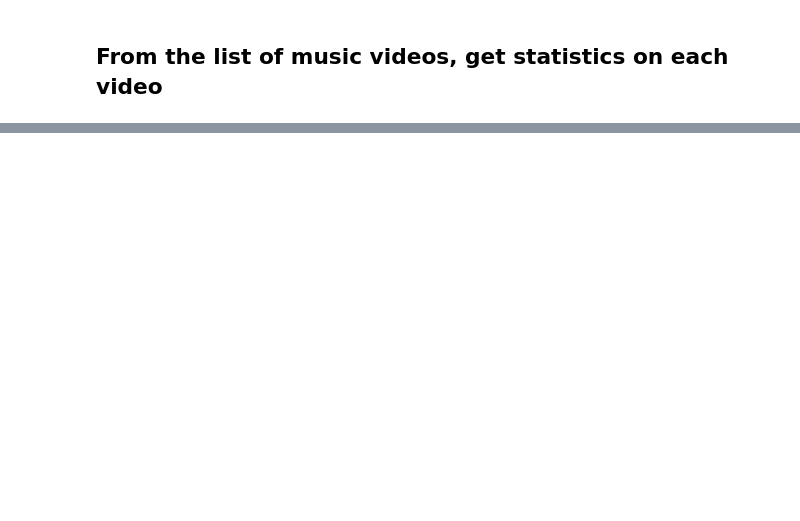
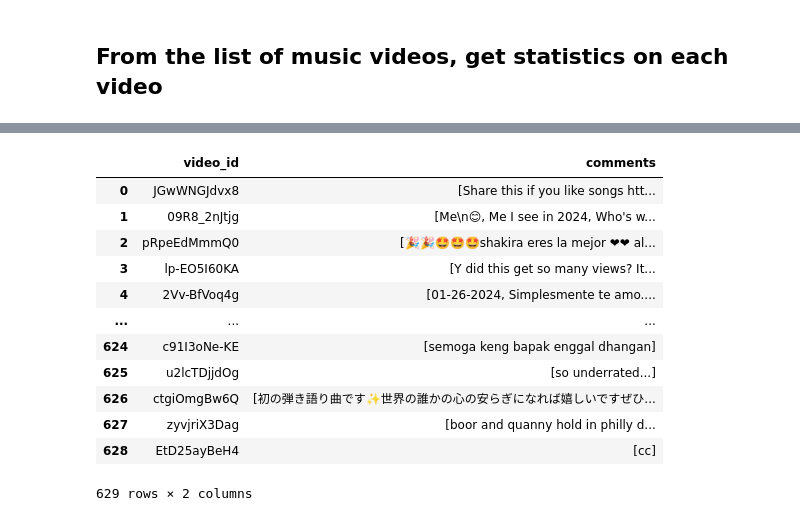
Before and after one commit to lse-ds105/ds105a-project-music-metrics, a Jupyter notebook: notebooks/youtube_scraper.ipynb, the cells around one changed output, grey strips where cells are left out. Drawn from its saved outputs; the diff is of its cells as text; code cells hidden in the pictures; blank space fills up the shorter version.

```diff
--- a/notebooks/youtube_scraper.ipynb
+++ b/notebooks/youtube_scraper.ipynb
@@ -121 +142,17 @@ deets_df = get_video_details(service_youtube, video_id)
+# %%
+comments_df
+# %% [output]
+|  | video_id | comments |
+| 0 | JGwWNGJdvx8 | [Share this if you like songs htt... |
+| 1 | 09R8_2nJtjg | [Me\n😊, Me I see in 2024, Who's w... |
+| 2 | pRpeEdMmmQ0 | [🎉🎉🤩🤩🤩shakira eres la mejor ❤❤ al... |
+| 3 | lp-EO5I60KA | [Y did this get so many views? It... |
+| 4 | 2Vv-BfVoq4g | [01-26-2024, Simplesmente te amo.... |
+| ... | ... | ... |
+| 624 | c91I3oNe-KE | [semoga keng bapak enggal dhangan] |
+| 625 | u2lcTDjjdOg | [so underrated...] |
+| 626 | ctgiOmgBw6Q | [初の弾き語り曲です✨世界の誰かの心の安らぎになれば嬉しいですぜひ... |
+| 627 | zyvjriX3Dag | [boor and quanny hold in philly d... |
+| 628 | EtD25ayBeH4 | [cc] |
+629 rows × 2 columns
 # %%
```
Also changed, not shown: parts of 8 cells of this notebook, 6 other files.
